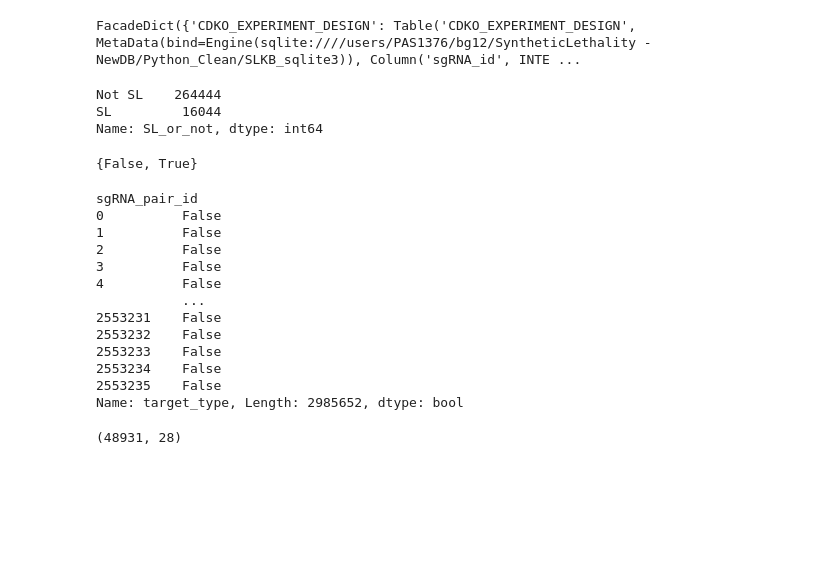
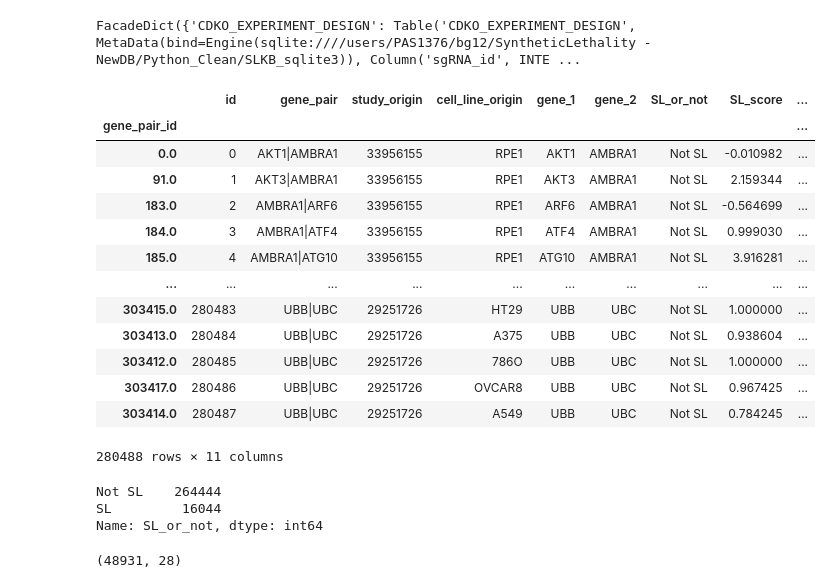
Before and after one commit to BirkanGokbag/SLKB-Analysis-Pipeline, a Jupyter notebook: SLKB_Query.ipynb, the cells around one changed output. Drawn from its saved outputs; the diff is of its cells as text; code cells hidden in the pictures; blank space fills up the shorter version.

```diff
--- a/SLKB_Query.ipynb
+++ b/SLKB_Query.ipynb
@@ -118,5 +123,22 @@ all_results_tables = ['HORLBECK_SCORE',
 # %%
 scores = pd.read_sql_table('CDKO_ORIGINAL_SL_RESULTS', SLKB_engine, index_col = 'gene_pair_id')
+# %%
+scores
+# %% [output]
+|  | id | gene_pair | study_origin | cell_line_origin | gene_1 | gene_2 | SL_or_not | SL_score | ... |
+| gene_pair_id |  |  |  |  |  |  |  |  | ... |
+| 0.0 | 0 | AKT1|AMBRA1 | 33956155 | RPE1 | AKT1 | AMBRA1 | Not SL | -0.010982 | ... |
+| 91.0 | 1 | AKT3|AMBRA1 | 33956155 | RPE1 | AKT3 | AMBRA1 | Not SL | 2.159344 | ... |
+| 183.0 | 2 | AMBRA1|ARF6 | 33956155 | RPE1 | ARF6 | AMBRA1 | Not SL | -0.564699 | ... |
+| 184.0 | 3 | AMBRA1|ATF4 | 33956155 | RPE1 | ATF4 | AMBRA1 | Not SL | 0.999030 | ... |
+| 185.0 | 4 | AMBRA1|ATG10 | 33956155 | RPE1 | ATG10 | AMBRA1 | Not SL | 3.916281 | ... |
+| ... | ... | ... | ... | ... | ... | ... | ... | ... | ... |
+| 303415.0 | 280483 | UBB|UBC | 29251726 | HT29 | UBB | UBC | Not SL | 1.000000 | ... |
+| 303413.0 | 280484 | UBB|UBC | 29251726 | A375 | UBB | UBC | Not SL | 0.938604 | ... |
+| 303412.0 | 280485 | UBB|UBC | 29251726 | 786O | UBB | UBC | Not SL | 1.000000 | ... |
+| 303417.0 | 280486 | UBB|UBC | 29251726 | OVCAR8 | UBB | UBC | Not SL | 0.967425 | ... |
+| 303414.0 | 280487 | UBB|UBC | 29251726 | A549 | UBB | UBC | Not SL | 0.784245 | ... |
+280488 rows × 11 columns
 # %%
 scores['SL_or_not'].value_counts()
 # %% [output]
@@ -154,26 +176,6 @@ counts = counts.rename({'sgRNA_guide_name': 'sgRNA_guide_name_g1',
 experiment_design = pd.read_sql_table('CDKO_EXPERIMENT_DESIGN', SLKB_engine, index_col = 'sgRNA_id')
 experiment_design.reset_index(drop = True, inplace = True)
 experiment_design.index.rename('sgRNA_id', inplace = True)
-# %%
-set(counts['study_origin'] == '36060092')
-# %% [output]
-{False, True}
-# %%
-counts['target_type'] == 'Control'
-# %% [output]
-sgRNA_pair_id
-0          False
-1          False
-2          False
-3          False
-4          False
-           ...
-2553231    False
-2553232    False
-2553233    False
-2553234    False
-2553235    False
-Name: target_type, Length: 2985652, dtype: bool
 # %%
 counts.loc[(counts['study_origin'] == '36060092'),:].shape
 # %% [output]
```
Also changed, not shown: parts of 3 cells of this notebook, 2 other files.
